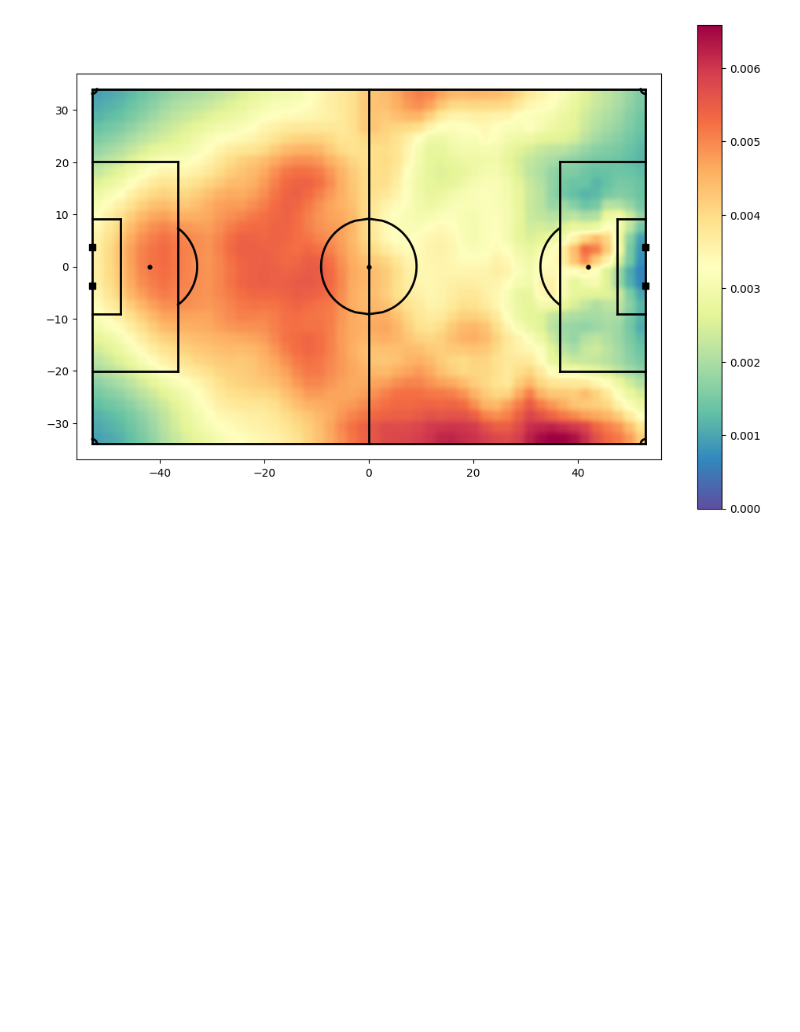
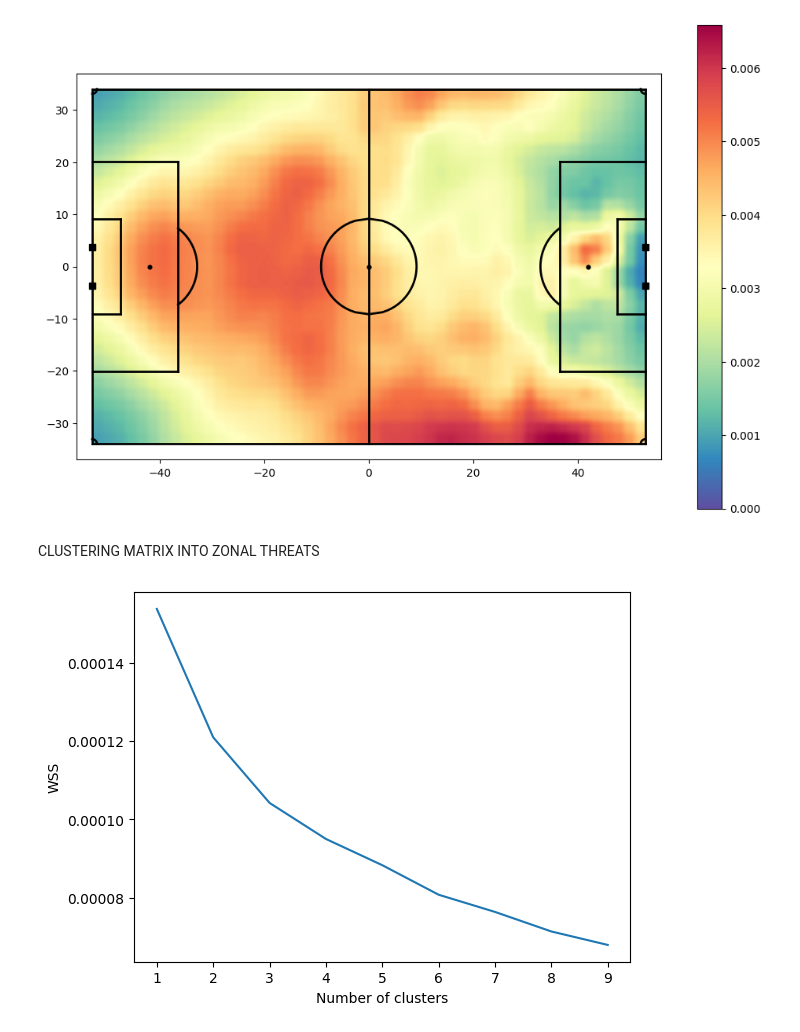
Before and after one commit to liammoore44/City-DS, a Jupyter notebook: notebooks/pitch_control_ss.ipynb, the cells around one changed output. Drawn from its saved outputs; the diff is of its cells as text; code cells hidden in the pictures; blank space fills up the shorter version.

Commit message:
clustering

```diff
--- a/notebooks/pitch_control_ss.ipynb
+++ b/notebooks/pitch_control_ss.ipynb
@@ -360,3 +360,5 @@ im = ax.imshow(np.flipud(result), extent=(np.amin(xgrid), np.amax(xgrid), np.ami
 cbar = fig.colorbar(im)
 # %% [output]
 [figure]
+# %% [markdown]
+CLUSTERING MATRIX INTO ZONAL THREATS
@@ -362,0 +372,14 @@ cbar = fig.colorbar(im)
+# %%
+wss = []
+max_clusters = 10
+for i in range(1, max_clusters):
+    kmeans = KMeans(n_clusters=i, random_state=0).fit(X)
+    wss.append(kmeans.inertia_)
+
+import matplotlib.pyplot as plt
+plt.plot(range(1, max_clusters), wss)
+plt.xlabel('Number of clusters')
+plt.ylabel('WSS')
+plt.show()
+# %% [output]
+[figure, added]
```
Also changed, not shown: parts of 11 cells of this notebook.
